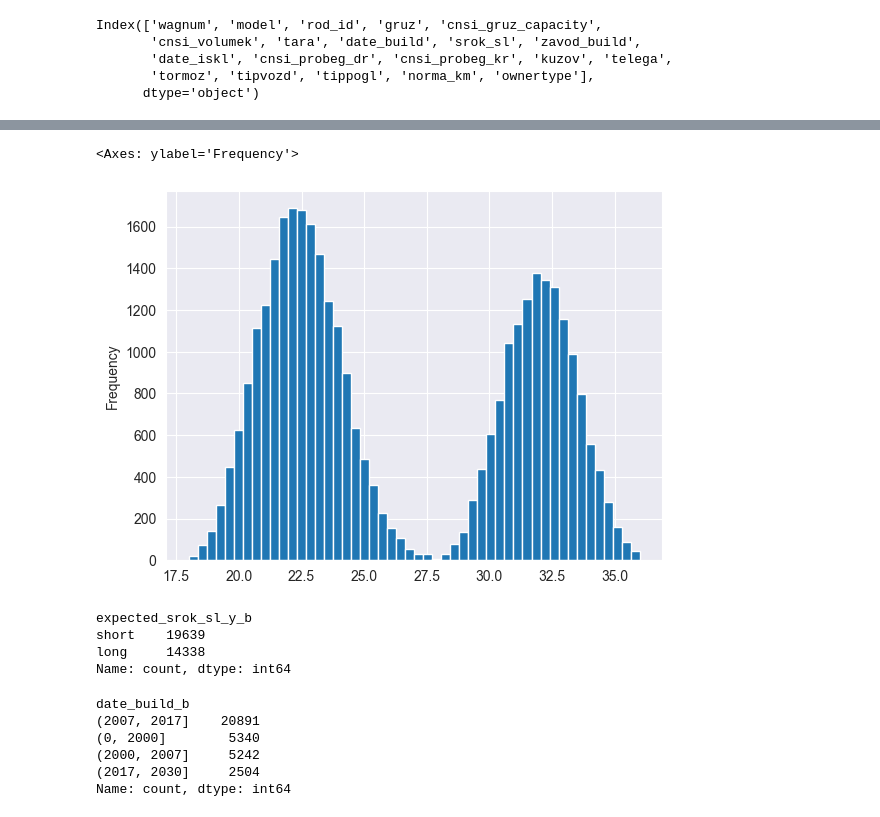
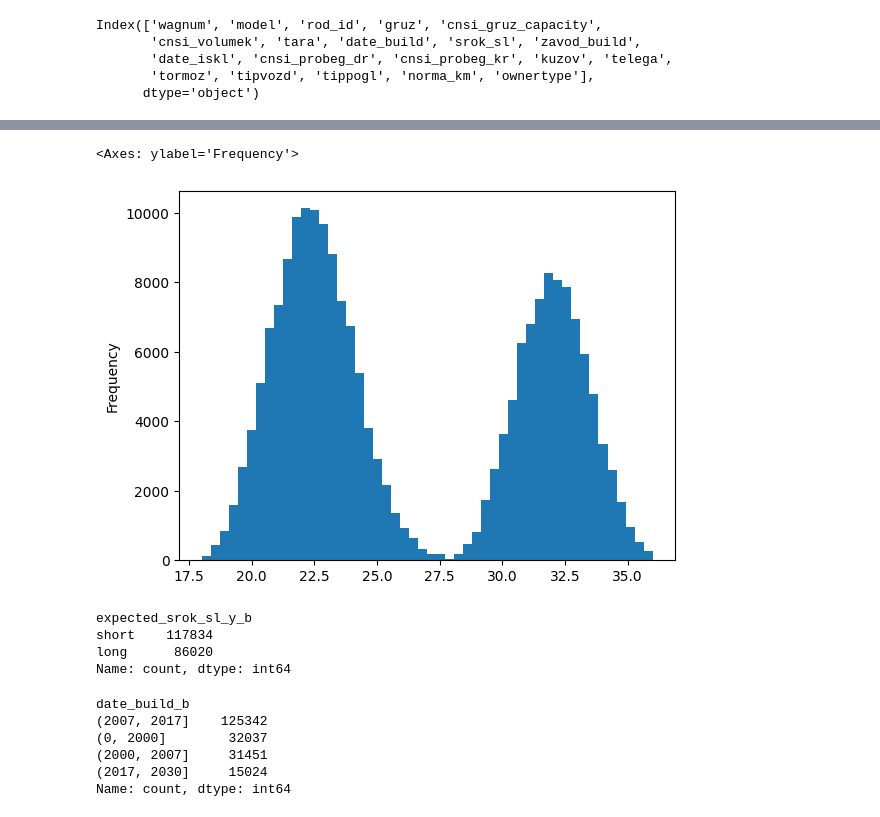
Before and after one commit to Kirill2187/datawagon, a Jupyter notebook: data_preparing/ownership_dislok_params.ipynb, the cells around one changed output, grey strips where cells are left out. Saved outputs shown, nothing was run; the diff lists cells and outputs as text; code cells hidden in the pictures.

Commit message:
Collect data from first 3 tables

```diff
--- a/data_preparing/ownership_dislok_params.ipynb
+++ b/data_preparing/ownership_dislok_params.ipynb
@@ -88,10 +147,11 @@ for wagnum, table in tqdm(wagnum_subtables.items()):
 # %%
 target_df.sort_values(by=['month', 'wagnum'], inplace=True)
 
-cols = take_last_cols + list(rolling_cols)
+data = pd.concat([wagnum_subtables[wagnum] for wagnum in tqdm(wagnum_subtables.keys())])
+data = data[columns_to_add + ['wagnum', 'plan_date']]
+data.rename({'plan_date': 'month'}, axis=1, inplace=True)
+target_df_new = target_df.merge(data, on=['month', 'wagnum'], how='left')
 
-for wagnum in tqdm(wagnum_subtables.keys()):
-    dates = target_df[target_df['wagnum'] == wagnum]['month']
-    table = wagnum_subtables[wagnum]
-    target_df.loc[target_df['wagnum'] == wagnum, cols] = table[table['plan_date'].isin(dates)][cols].values
+
+target_df_new.sample(5)
 # %% [output]
@@ -107,3 +224,10 @@ Index(['repdate', 'wagnum', 'ost_prob', 'manage_type', 'rod_id',
 # %%
-wag_prob.repdate.value_counts()
+wag_prob_months = wag_prob[wag_prob.repdate.dt.day == 1].copy()
+print(wag_prob_months.shape)
+
+wag_prob_months.drop(['ost_prob', 'month'], axis=1, inplace=True)
+wag_prob_months.rename({'repdate': 'month'}, axis=1, inplace=True)
+
+target_df_new_ = target_df_new.merge(wag_prob_months, on=['month', 'wagnum'], how='left')
+target_df_new_.sample(5)
 # %% [output]
@@ -149,3 +262,5 @@ wag_prob['ownership_type'].nunique()
+# %%
+target_df_new = target_df_new_
 # %% [markdown]
 ### Характеристики вагонов - обзор данных
 # %%
@@ -157,5 +272,6 @@ Index(['wagnum', 'model', 'rod_id', 'gruz', 'cnsi_gruz_capacity',
        'tormoz', 'tipvozd', 'tippogl', 'norma_km', 'ownertype'],
       dtype='object')
 # %%
-wag_param.model.value_counts()
+target_df_new = target_df_new.merge(wag_param, on=['wagnum'], how='left')
+target_df_new.sample(5)
 # %% [output]
@@ -210,26 +305,24 @@ plt.show()
 # %%
-wag_param['expected_srok_sl_y'] = (wag_param['srok_sl'] - wag_param['date_build']).dt.days / 365
-wag_param['expected_srok_sl_y'].plot.hist(bins=50, range=(18, 36))
+target_df_new['expected_srok_sl_y'] = (target_df_new['srok_sl'] - target_df_new['date_build']).dt.days / 365
+target_df_new['expected_srok_sl_y'].plot.hist(bins=50, range=(18, 36))
 # %% [output]
 <Axes: ylabel='Frequency'>
-[figure, old version]
+[figure, new version]
 # %%
-wag_param['expected_srok_sl_y_b'] = wag_param['expected_srok_sl_y'].apply(lambda x: "short" if x <= 27.5 else "long")
-wag_param['expected_srok_sl_y_b'].value_counts()
+target_df_new['expected_srok_sl_y_b'] = target_df_new['expected_srok_sl_y'].apply(lambda x: "short" if x <= 27.5 else "long")
+target_df_new['expected_srok_sl_y_b'].value_counts()
 # %% [output]
 expected_srok_sl_y_b
-short    19639
-long     14338
+short    117834
+long      86020
 Name: count, dtype: int64
 # %%
-# Discretize date_build into classes <2000, 2000-2007, 2008-2017, 2017+
-# Use pd.cut, bins=[0, 2000, 2007, 2017, 2030]
-wag_param['date_build_b'] = pd.cut(wag_param['date_build'].dt.year, bins=[0, 2000, 2007, 2017, 2030])
-wag_param['date_build_b'].value_counts()
+target_df_new['date_build_b'] = pd.cut(target_df_new['date_build'].dt.year, bins=[0, 2000, 2007, 2017, 2030])
+target_df_new['date_build_b'].value_counts()
 # %% [output]
 date_build_b
-(2007, 2017]    20891
-(0, 2000]        5340
-(2000, 2007]     5242
-(2017, 2030]     2504
+(2007, 2017]    125342
+(0, 2000]        32037
+(2000, 2007]     31451
+(2017, 2030]     15024
 Name: count, dtype: int64
```
Also changed, not shown: parts of 37 cells of this notebook, 1 other file.
